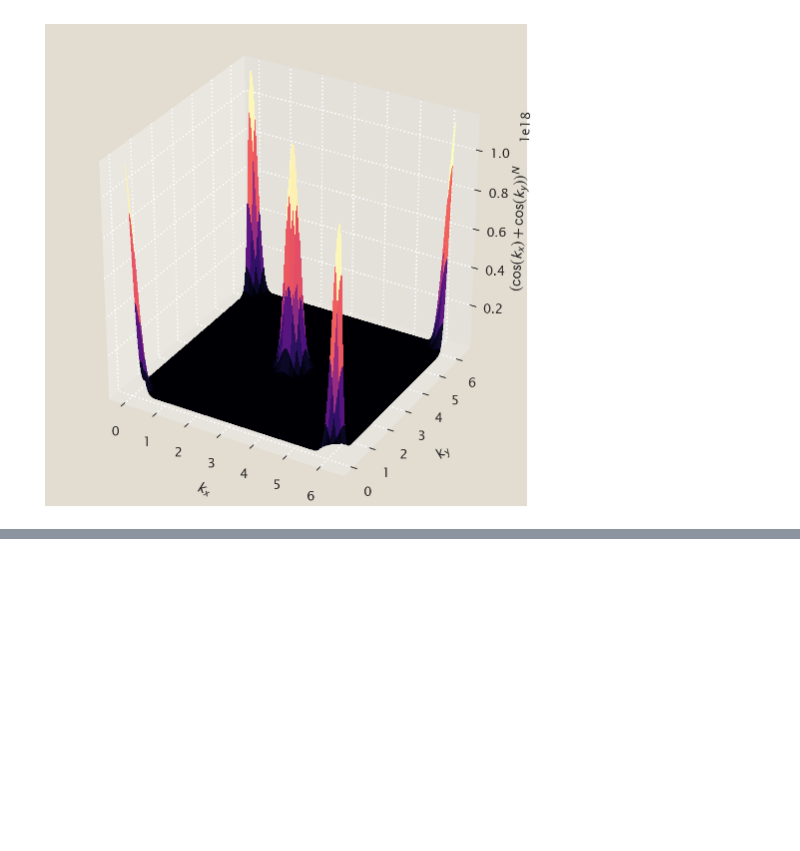
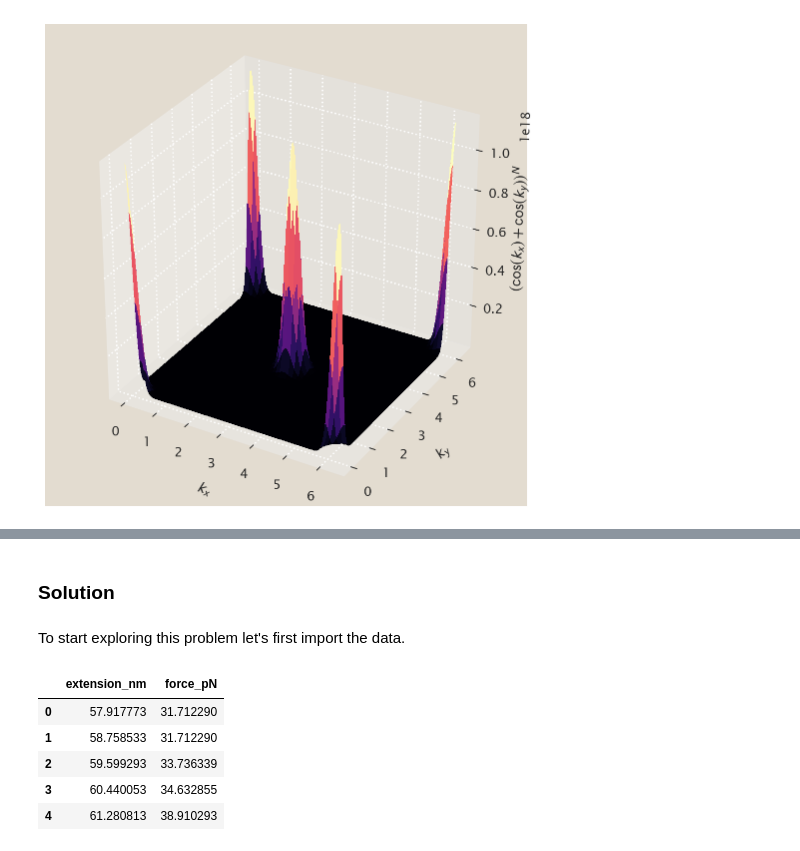
Before and after one commit to mrazomej/pboc, a Jupyter notebook: src/chapter_08.ipynb, the cells around one changed output, grey strips where cells are left out. Cells and saved outputs as stored; diff of their text form; code cells hidden in the pictures; blank space fills up the shorter version.

Commit message:
started working on problem 8.10

```diff
--- a/src/chapter_08.ipynb
+++ b/src/chapter_08.ipynb
@@ -332,0 +343,15 @@ plt.savefig(figdir + 'problem_08_08_01.png', bbox_inches='tight')
+# %% [markdown]
+### Solution
+# %% [markdown]
+To start exploring this problem let's first import the data.
+# %%
+# Read excel file
+df = pd.read_excel('../data/fig8.22.xls', comment='#')
+df.head()
+# %% [output]
+|  | extension_nm | force_pN |
+| 0 | 57.917773 | 31.712290 |
+| 1 | 58.758533 | 31.712290 |
+| 2 | 59.599293 | 33.736339 |
+| 3 | 60.440053 | 34.632855 |
+| 4 | 61.280813 | 38.910293 |
```
Also changed, not shown: parts of 17 cells of this notebook, 1 other file.
